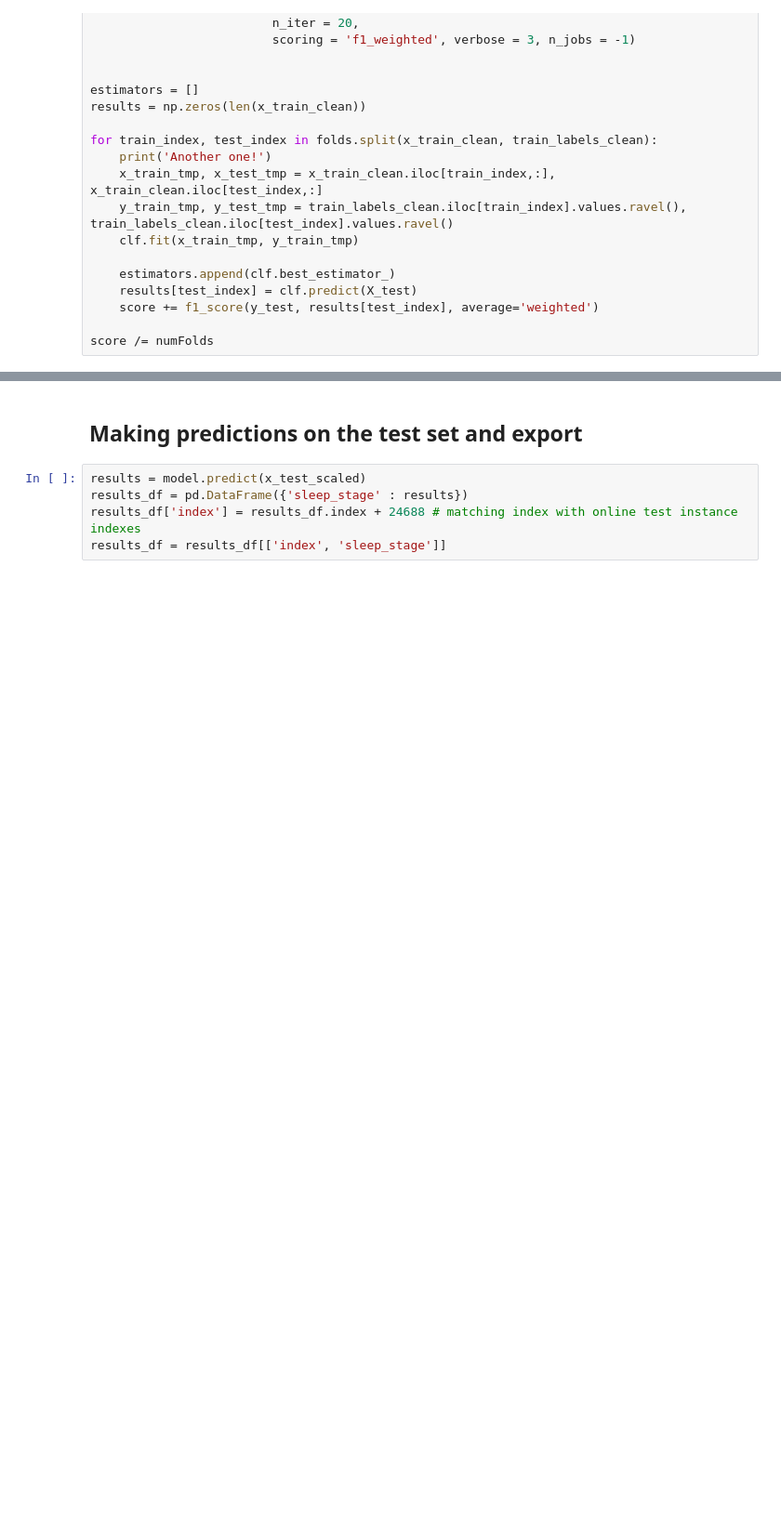
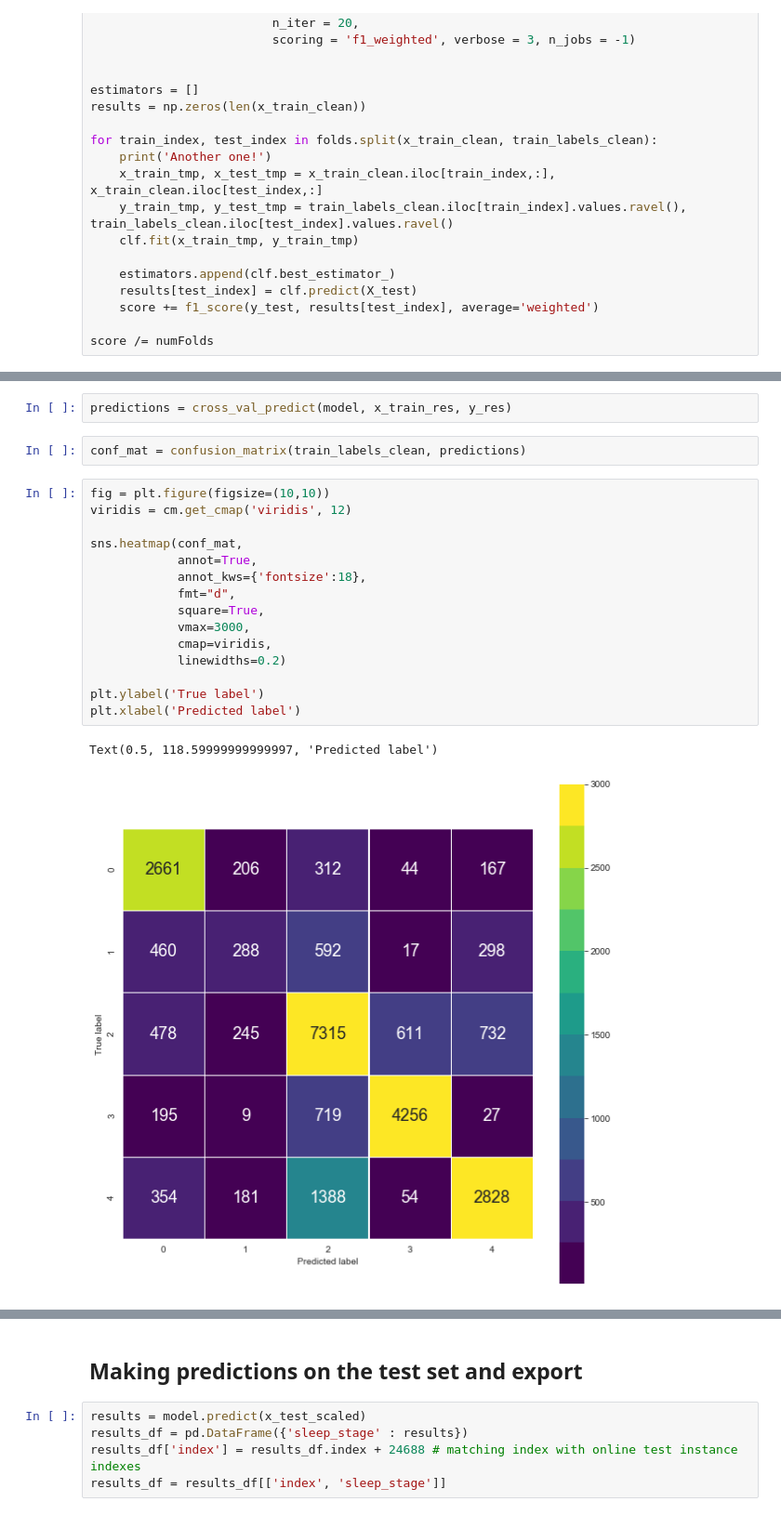
Before and after one commit to BaptisteGrs/dreem_headband_challenge, a Jupyter notebook: Training.ipynb, the cells around one changed output, grey strips where cells are left out. Shown at 93% size. Drawn from its saved outputs; the diff is of its cells as text; blank space fills up the shorter version.

```diff
--- a/Training.ipynb
+++ b/Training.ipynb
@@ -392,0 +363,22 @@ score /= numFolds
+# %%
+predictions = cross_val_predict(model, x_train_res, y_res)
+# %%
+conf_mat = confusion_matrix(train_labels_clean, predictions)
+# %%
+fig = plt.figure(figsize=(10,10))
+viridis = cm.get_cmap('viridis', 12)
+
+sns.heatmap(conf_mat,
+            annot=True,
+            annot_kws={'fontsize':18},
+            fmt="d",
+            square=True,
+            vmax=3000,
+            cmap=viridis,
+            linewidths=0.2)
+
+plt.ylabel('True label')
+plt.xlabel('Predicted label')
+# %% [output]
+Text(0.5, 118.59999999999997, 'Predicted label')
+[figure, added]
```
Also changed, not shown: parts of 17 cells of this notebook, 1 other file.
